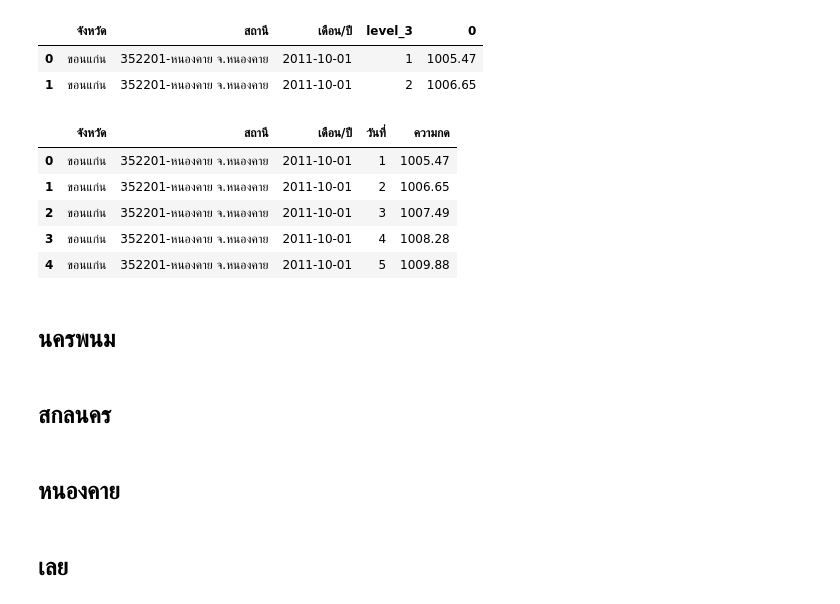
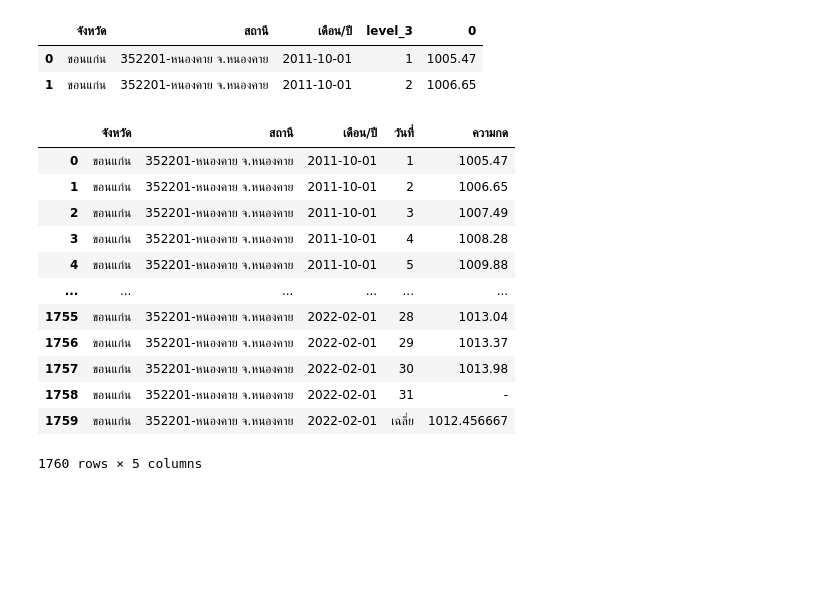
Before and after one commit to supatsara2002/bsc_dpdm22, a Jupyter notebook: Quiz_Group_5_20_of_Midterm.ipynb, the cells around one changed output. Cells and saved outputs as stored; diff of their text form; code cells hidden in the pictures; blank space fills up the shorter version.

```diff
--- a/Quiz_Group_5_20_of_Midterm.ipynb
+++ b/Quiz_Group_5_20_of_Midterm.ipynb
@@ -82,6 +79,6 @@ kk_wind.rename(columns = {'Unnamed: 0':'ที่','Unnamed: 1':'สถานี
 # %%
-kk_pres1 = kk_pres.drop(['ที่','เฉลี่ย'],axis=1)
-kk_pres1['จังหวัด'] = "ขอนแก่น"
-kk_pres1.head()
+kk_pres['จังหวัด'] = "ขอนแก่น"
+kk_pres1 = kk_pres.drop(['ที่'],axis=1)
+kk_pres1.head(2)
 # %% [output]
 |  | สถานี | เดือน/ปี | 1 | 2 | 3 | 4 | 5 | 6 | 7 | 8 | ... | ... |
@@ -104,5 +98,5 @@ kk_pres1.head(2)
 # %%
-kk_pres2 = kk_pres1.stack().reset_index().head()
+kk_pres2 = kk_pres1.stack().reset_index()
 # %%
 kk_pres2.head(2)
 # %% [output]
@@ -111,13 +105,18 @@ kk_pres2.head(2)
 | 1 | ขอนแก่น | 352201-หนองคาย จ.หนองคาย | 2011-10-01 | 2 | 1006.65 |
 # %%
 kk_pres2.rename(columns = {'level_3':'วันที่',0:'ความกด'}, inplace = True)
-kk_pres2.head()
+kk_pres2
 # %% [output]
 |  | จังหวัด | สถานี | เดือน/ปี | วันที่ | ความกด |
 | 0 | ขอนแก่น | 352201-หนองคาย จ.หนองคาย | 2011-10-01 | 1 | 1005.47 |
 | 1 | ขอนแก่น | 352201-หนองคาย จ.หนองคาย | 2011-10-01 | 2 | 1006.65 |
 | 2 | ขอนแก่น | 352201-หนองคาย จ.หนองคาย | 2011-10-01 | 3 | 1007.49 |
 | 3 | ขอนแก่น | 352201-หนองคาย จ.หนองคาย | 2011-10-01 | 4 | 1008.28 |
 | 4 | ขอนแก่น | 352201-หนองคาย จ.หนองคาย | 2011-10-01 | 5 | 1009.88 |
+| ... | ... | ... | ... | ... | ... |
+| 1755 | ขอนแก่น | 352201-หนองคาย จ.หนองคาย | 2022-02-01 | 28 | 1013.04 |
+| 1756 | ขอนแก่น | 352201-หนองคาย จ.หนองคาย | 2022-02-01 | 29 | 1013.37 |
+| 1757 | ขอนแก่น | 352201-หนองคาย จ.หนองคาย | 2022-02-01 | 30 | 1013.98 |
+| 1758 | ขอนแก่น | 352201-หนองคาย จ.หนองคาย | 2022-02-01 | 31 | - |
+| 1759 | ขอนแก่น | 352201-หนองคาย จ.หนองคาย | 2022-02-01 | เฉลี่ย | 1012.456667 |
+1760 rows × 5 columns
-# %% [markdown]
-## นครพนม
@@ -127,2 +122,0 @@ np_pres.head(2)
-# %% [markdown]
-## สกลนคร
@@ -132,2 +122,0 @@ sk_pres.head(2)
-# %% [markdown]
-## หนองคาย
@@ -137,2 +122,0 @@ nk_pres.head(2)
-# %% [markdown]
-## เลย
```
Also changed, not shown: parts of 37 cells of this notebook.
